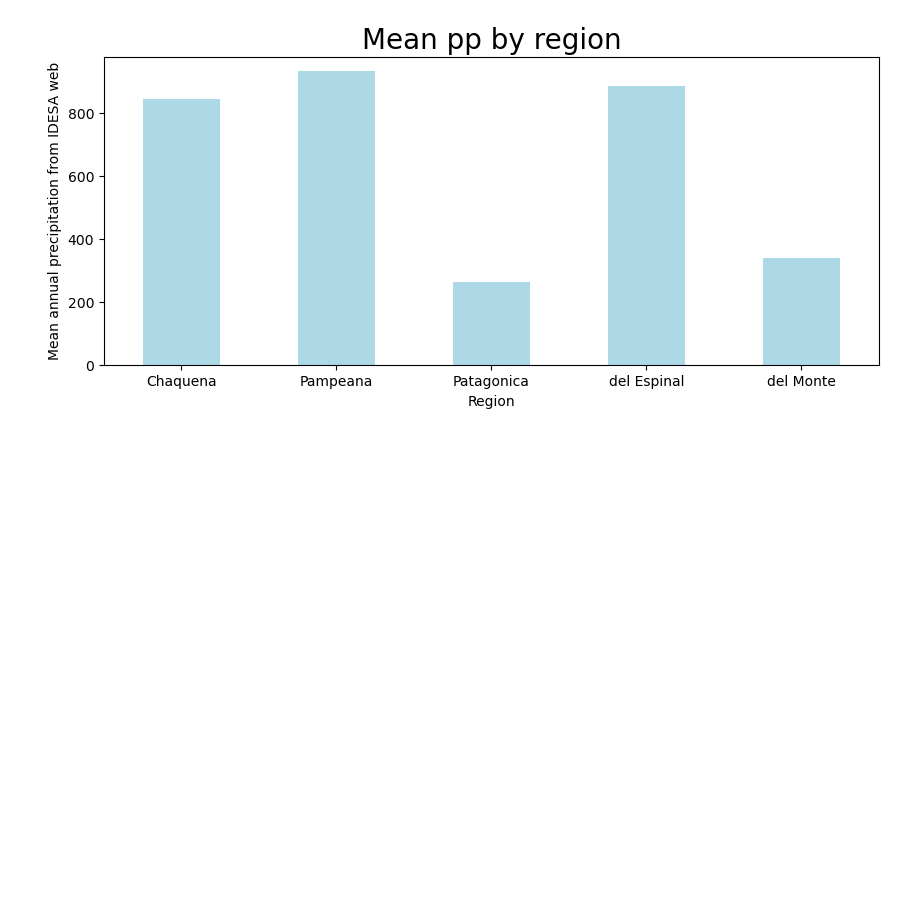
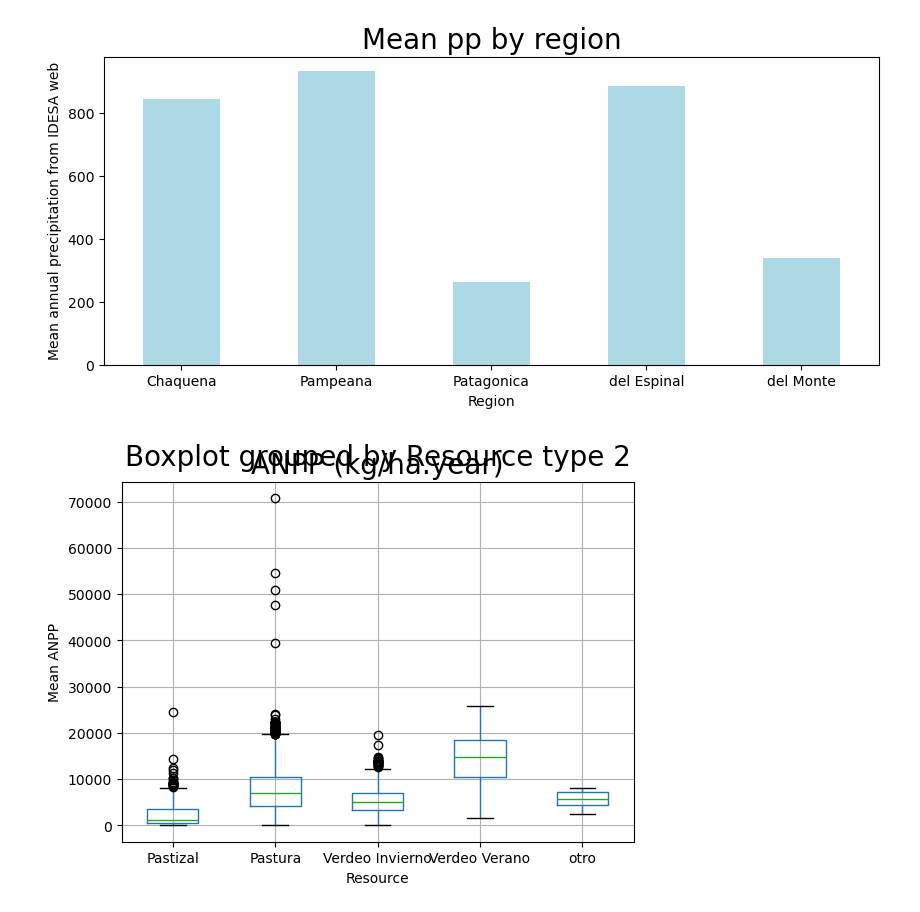
Before and after one commit to anoux/argentina_forage_anpp_dataset, a Jupyter notebook: anpp_dataset_exploration_cleaning_and_visualization.ipynb, the cells around one changed output. Cells and saved outputs as stored; diff of their text form; code cells hidden in the pictures; blank space fills up the shorter version.

```diff
--- a/anpp_dataset_exploration_cleaning_and_visualization.ipynb
+++ b/anpp_dataset_exploration_cleaning_and_visualization.ipynb
@@ -462,3 +419,30 @@ plt.rc('legend', fontsize=MEDIUM_SIZE)    # legend fontsize
 plt.rc('figure', titlesize=BIGGER_SIZE)  # fontsize of the figure title
 # %% [output]
 [figure]
+# %%
+fig_df_pp_region = df_pp_region.set_index('Region')
+
+# So the names for each colmun along the x axis are
+# the different regions instead on numbers
+
+df.boxplot(column ='ANPP (kg/ha.year)',
+           by = 'Resource type 2',
+           return_type = 'both',
+           xlabel = 'Resource',
+           ylabel = 'Mean ANPP',
+           rot=0,)
+#Font size setting for plots
+
+SMALL_SIZE = 5
+MEDIUM_SIZE = 10
+BIGGER_SIZE = 20
+
+plt.rc('font', size=MEDIUM_SIZE)          # controls default text sizes
+plt.rc('axes', titlesize=BIGGER_SIZE)    # fontsize of the axes title
+plt.rc('axes', labelsize=MEDIUM_SIZE)    # fontsize of the x and y labels
+plt.rc('xtick', labelsize=MEDIUM_SIZE)    # fontsize of the tick labels
+plt.rc('ytick', labelsize=MEDIUM_SIZE)    # fontsize of the tick labels
+plt.rc('legend', fontsize=MEDIUM_SIZE)    # legend fontsize
+plt.rc('figure', titlesize=BIGGER_SIZE)  # fontsize of the figure title
+# %% [output]
+[figure, added]
```
Also changed, not shown: parts of 4 cells of this notebook, 2 other files.
